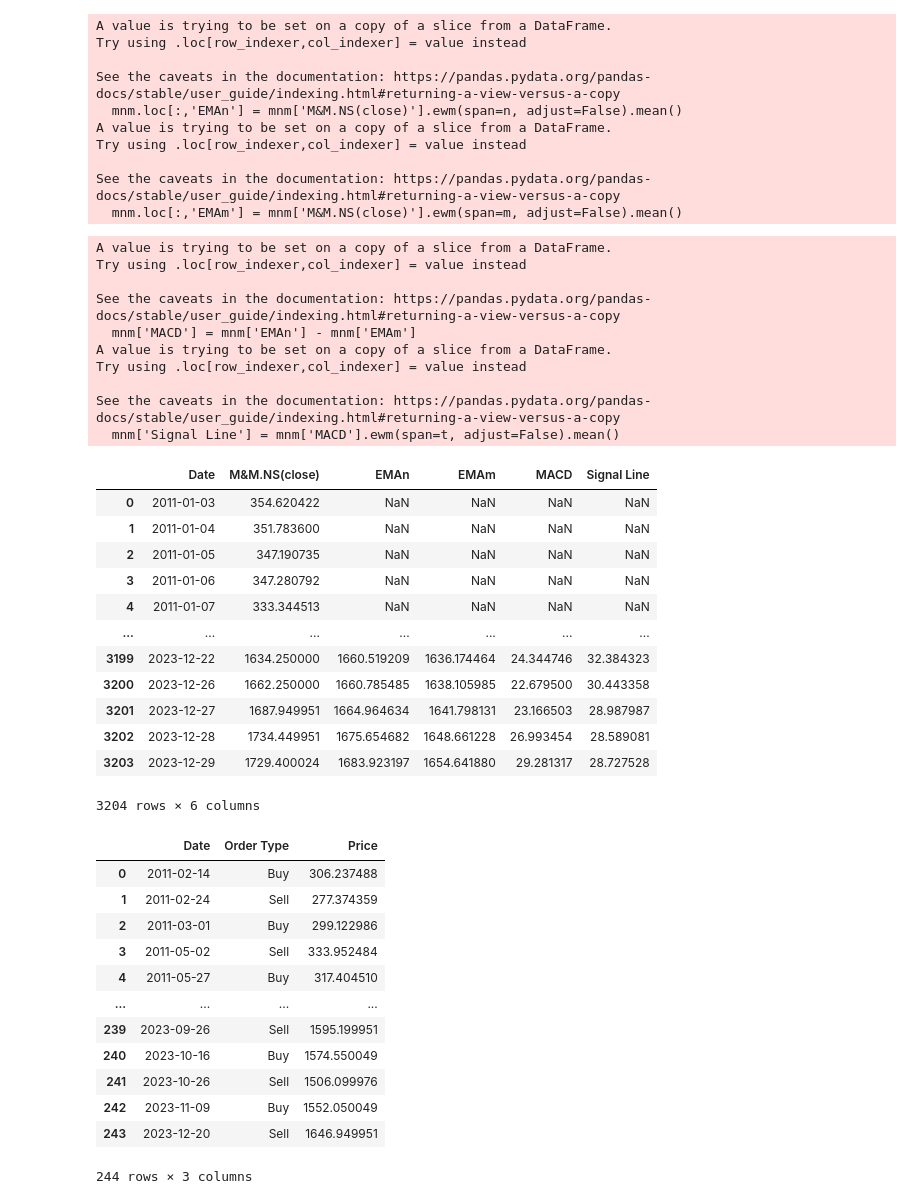
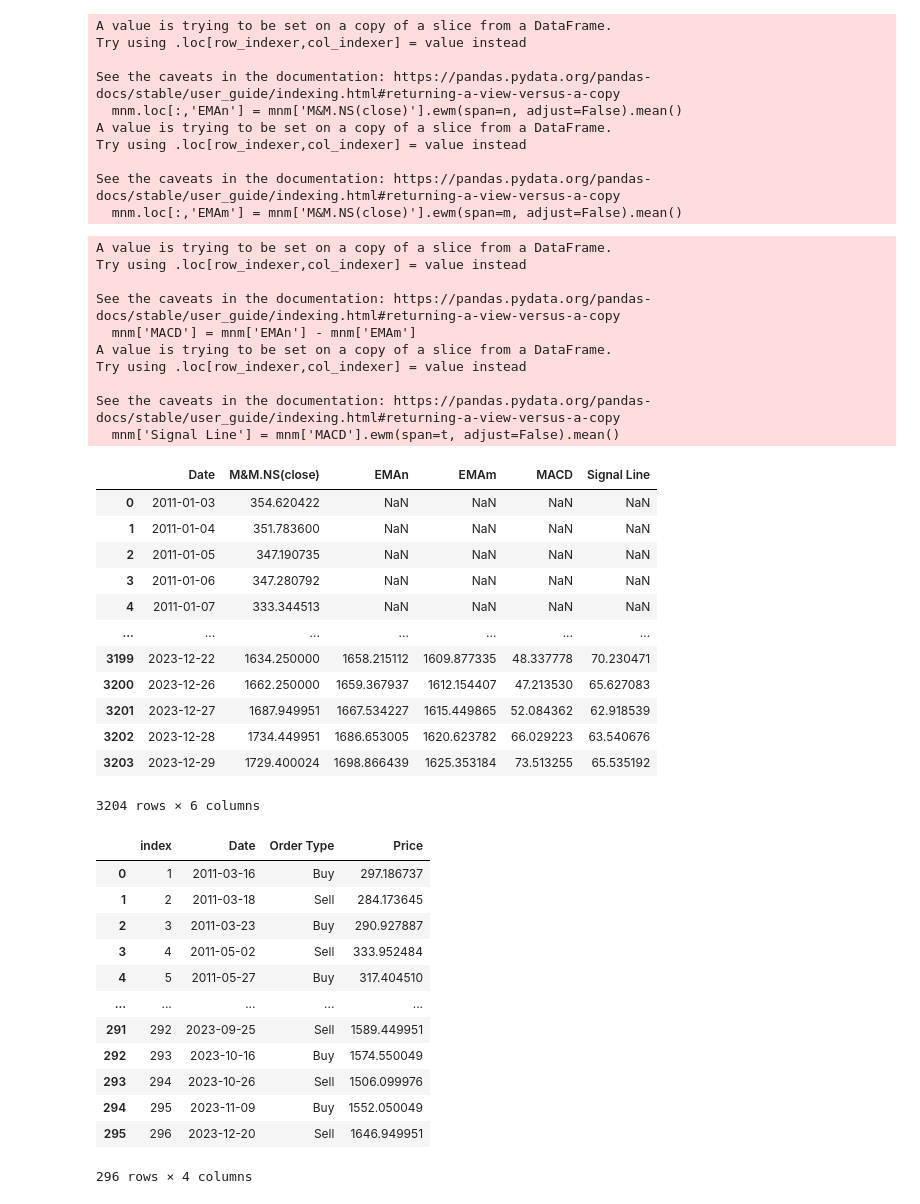
Before and after one commit to vedant2423/data-analysis-with-technical-indicators, a Jupyter notebook: Technical_indicators/macd_m&m.ipynb, the cells around one changed output. Cells and saved outputs as stored; diff of their text form; code cells hidden in the pictures.

```diff
--- a/Technical_indicators/macd_m&m.ipynb
+++ b/Technical_indicators/macd_m&m.ipynb
@@ -21,8 +21,8 @@ mnm
 3204 rows × 2 columns
 # %%
 #parameters
-n = 12
-m = 26
+n = 6
+m = 45
 t = 9
 # %%
 
@@ -68,11 +68,11 @@ See the caveats in the documentation: https://pandas.pydata.org/pandas-docs/stab
 | 3 | 2011-01-06 | 347.280792 | NaN | NaN | NaN | NaN |
 | 4 | 2011-01-07 | 333.344513 | NaN | NaN | NaN | NaN |
 | ... | ... | ... | ... | ... | ... | ... |
-| 3199 | 2023-12-22 | 1634.250000 | 1660.519209 | 1636.174464 | 24.344746 | 32.384323 |
-| 3200 | 2023-12-26 | 1662.250000 | 1660.785485 | 1638.105985 | 22.679500 | 30.443358 |
-| 3201 | 2023-12-27 | 1687.949951 | 1664.964634 | 1641.798131 | 23.166503 | 28.987987 |
-| 3202 | 2023-12-28 | 1734.449951 | 1675.654682 | 1648.661228 | 26.993454 | 28.589081 |
-| 3203 | 2023-12-29 | 1729.400024 | 1683.923197 | 1654.641880 | 29.281317 | 28.727528 |
+| 3199 | 2023-12-22 | 1634.250000 | 1658.215112 | 1609.877335 | 48.337778 | 70.230471 |
+| 3200 | 2023-12-26 | 1662.250000 | 1659.367937 | 1612.154407 | 47.213530 | 65.627083 |
+| 3201 | 2023-12-27 | 1687.949951 | 1667.534227 | 1615.449865 | 52.084362 | 62.918539 |
+| 3202 | 2023-12-28 | 1734.449951 | 1686.653005 | 1620.623782 | 66.029223 | 63.540676 |
+| 3203 | 2023-12-29 | 1729.400024 | 1698.866439 | 1625.353184 | 73.513255 | 65.535192 |
 3204 rows × 6 columns
 # %%
 trades = pd.DataFrame(columns=[['Date','Order Type','Price']])
@@ -83,27 +83,30 @@ for i in range(m+1,len(mnm.index)):
     if mnm.loc[i,'MACD'] < mnm.loc[i,'Signal Line'] and mnm.loc[i-1,'MACD'] > mnm.loc[i-1,'Signal Line']:
         trades.loc[len(trades.index)]  = [mnm.loc[i,'Date'],'Sell',mnm.loc[i,'M&M.NS(close)']]
 # %%
+
 trades['Order Type'] = trades['Order Type'].astype(str)
 if trades.loc[0]['Order Type'] == 'Sell':
     trades = trades[1:]
 
-if trades.loc[len(trades.index)-1]['Order Type'] == 'Buy':
+if trades.loc[len(trades.index)]['Order Type'] == 'Buy':
     trades = trades[:-1]
+
+trades.reset_index(inplace = True)
 trades
 # %% [output]
-|  | Date | Order Type | Price |
-| 0 | 2011-02-14 | Buy | 306.237488 |
-| 1 | 2011-02-24 | Sell | 277.374359 |
-| 2 | 2011-03-01 | Buy | 299.122986 |
-| 3 | 2011-05-02 | Sell | 333.952484 |
-| 4 | 2011-05-27 | Buy | 317.404510 |
-| ... | ... | ... | ... |
-| 239 | 2023-09-26 | Sell | 1595.199951 |
-| 240 | 2023-10-16 | Buy | 1574.550049 |
-| 241 | 2023-10-26 | Sell | 1506.099976 |
-| 242 | 2023-11-09 | Buy | 1552.050049 |
-| 243 | 2023-12-20 | Sell | 1646.949951 |
+|  | index | Date | Order Type | Price |
+| 0 | 1 | 2011-03-16 | Buy | 297.186737 |
+| 1 | 2 | 2011-03-18 | Sell | 284.173645 |
+| 2 | 3 | 2011-03-23 | Buy | 290.927887 |
+| 3 | 4 | 2011-05-02 | Sell | 333.952484 |
+| 4 | 5 | 2011-05-27 | Buy | 317.404510 |
+| ... | ... | ... | ... | ... |
+| 291 | 292 | 2023-09-25 | Sell | 1589.449951 |
+| 292 | 293 | 2023-10-16 | Buy | 1574.550049 |
+| 293 | 294 | 2023-10-26 | Sell | 1506.099976 |
+| 294 | 295 | 2023-11-09 | Buy | 1552.050049 |
+| 295 | 296 | 2023-12-20 | Sell | 1646.949951 |
-244 rows × 3 columns
+296 rows × 4 columns
 # %%
 profits = 0
 losses = 0
```
Also changed, not shown: parts of 3 cells of this notebook.
